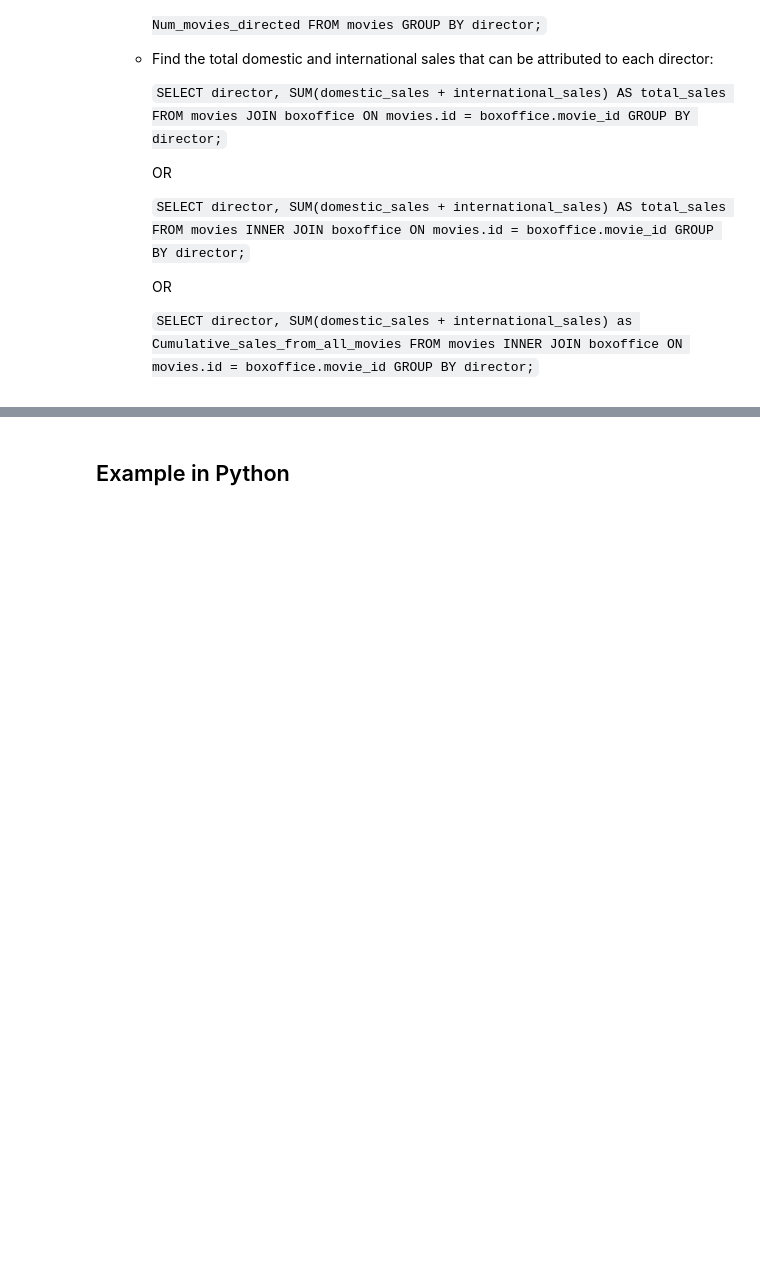
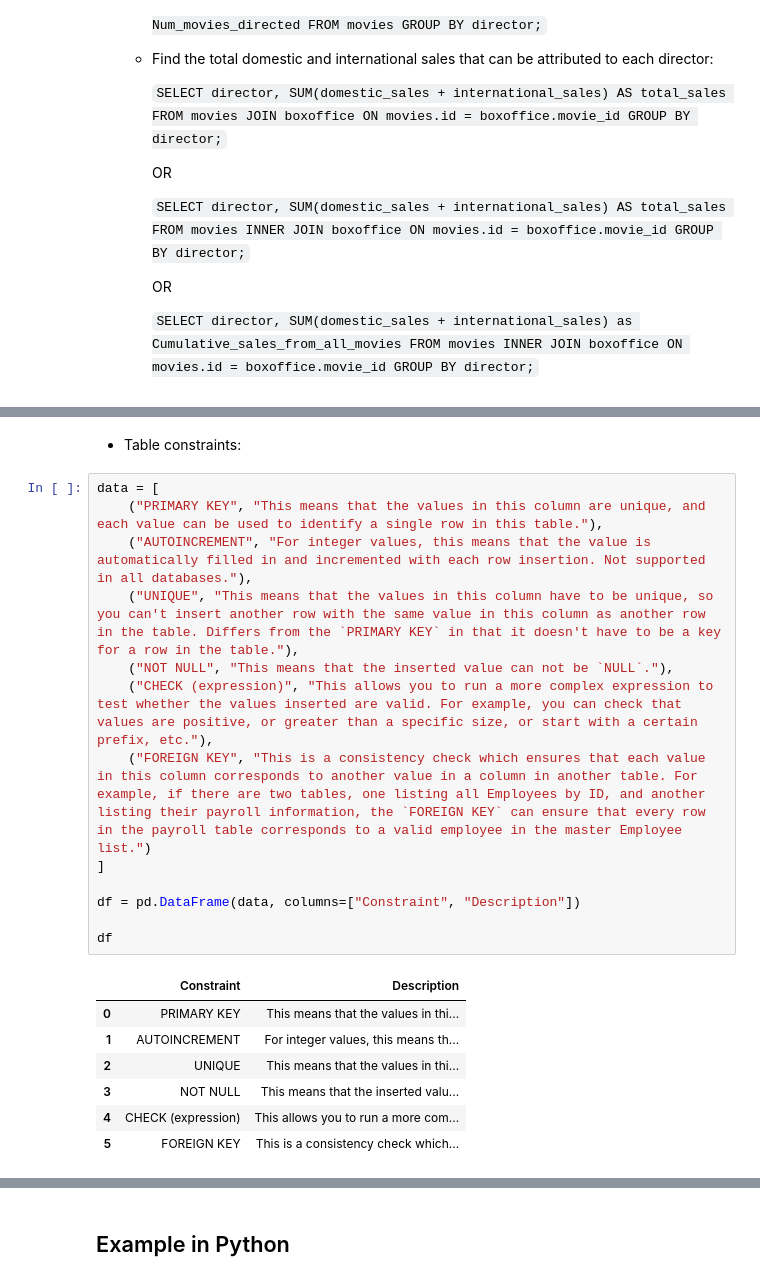
Before and after one commit to FareesNazreen/Kassow-Robot-with-ctrlX-Vision, a Jupyter notebook: ak/sql.ipynb, the cells around one changed output, grey strips where cells are left out. Saved outputs shown, nothing was run; the diff lists cells and outputs as text; blank space fills up the shorter version.

```diff
--- a/ak/sql.ipynb
+++ b/ak/sql.ipynb
@@ -427,0 +560,23 @@ df
+# %% [markdown]
+* Table constraints:
+# %%
+data = [
+    ("PRIMARY KEY", "This means that the values in this column are unique, and each value can be used to identify a single row in this table."),
+    ("AUTOINCREMENT", "For integer values, this means that the value is automatically filled in and incremented with each row insertion. Not supported in all databases."),
+    ("UNIQUE", "This means that the values in this column have to be unique, so you can't insert another row with the same value in this column as another row in the table. Differs from the `PRIMARY KEY` in that it doesn't have to be a key for a row in the table."),
+    ("NOT NULL", "This means that the inserted value can not be `NULL`."),
+    ("CHECK (expression)", "This allows you to run a more complex expression to test whether the values inserted are valid. For example, you can check that values are positive, or greater than a specific size, or start with a certain prefix, etc."),
+    ("FOREIGN KEY", "This is a consistency check which ensures that each value in this column corresponds to another value in a column in another table. For example, if there are two tables, one listing all Employees by ID, and another listing their payroll information, the `FOREIGN KEY` can ensure that every row in the payroll table corresponds to a valid employee in the master Employee list.")
+]
+
+df = pd.DataFrame(data, columns=["Constraint", "Description"])
+
+df
+# %% [output]
+|  | Constraint | Description |
+| 0 | PRIMARY KEY | This means that the values in thi... |
+| 1 | AUTOINCREMENT | For integer values, this means th... |
+| 2 | UNIQUE | This means that the values in thi... |
+| 3 | NOT NULL | This means that the inserted valu... |
+| 4 | CHECK (expression) | This allows you to run a more com... |
+| 5 | FOREIGN KEY | This is a consistency check which... |
```
Also changed, not shown: parts of 9 cells of this notebook, 2 other files.
